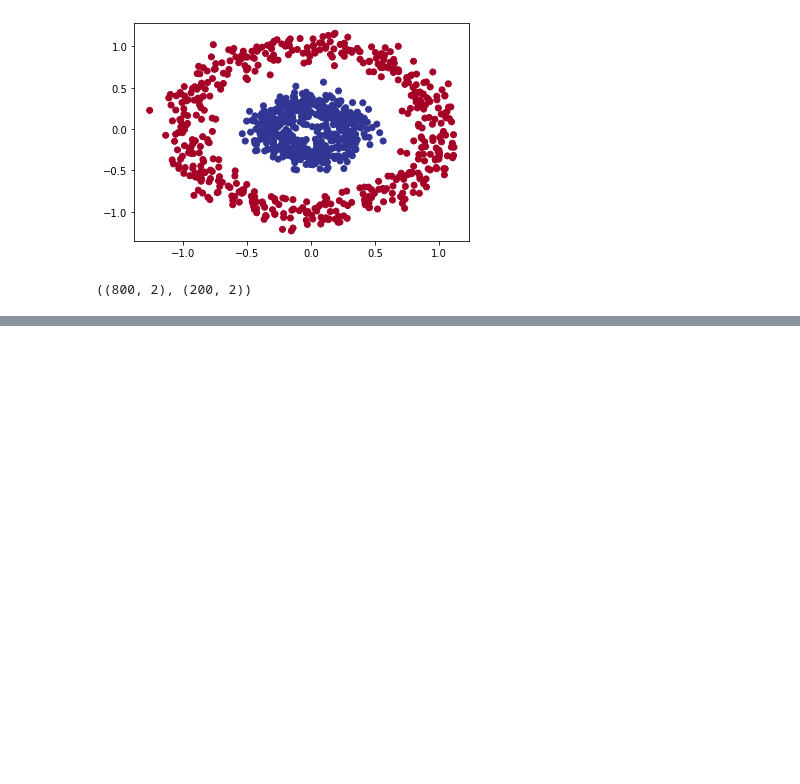
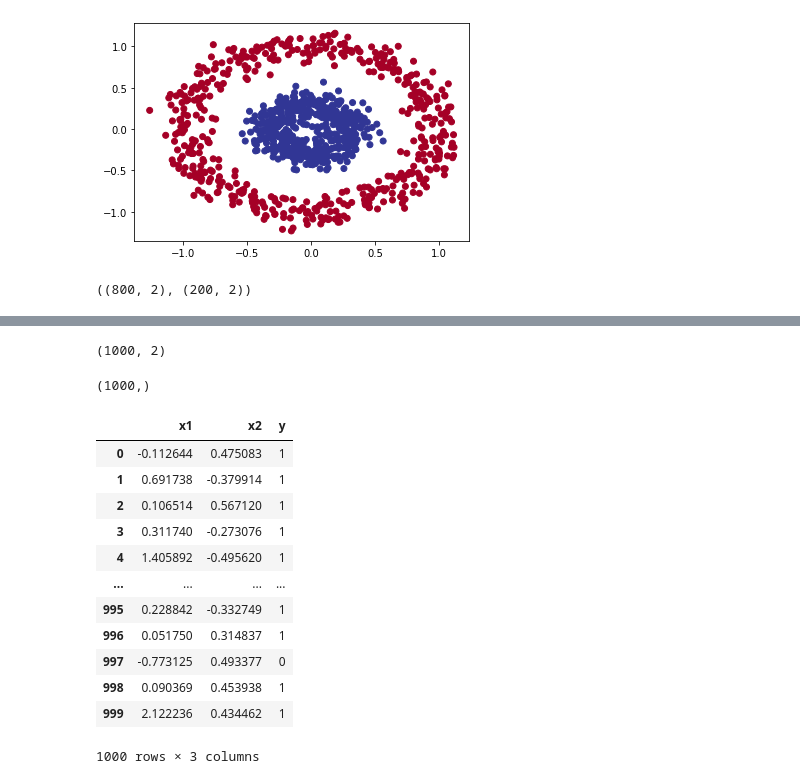
Before and after one commit to El-Nico/tensorflow-notes, a Jupyter notebook: classification_exercises.ipynb, the cells around one changed output, grey strips where cells are left out. Drawn from its saved outputs; the diff is of its cells as text; code cells hidden in the pictures; blank space fills up the shorter version.

```diff
--- a/classification_exercises.ipynb
+++ b/classification_exercises.ipynb
@@ -141,0 +211,8 @@ Epoch 50/50
+# %%
+x.shape
+# %% [output]
+(1000, 2)
+# %%
+y.shape
+# %% [output]
+(1000,)
@@ -141,0 +221,17 @@ Epoch 50/50
+# %%
+moon_df= pd.DataFrame({"x1":x[:,0], "x2":x[:, 1], "y":y})
+moon_df
+# %% [output]
+|  | x1 | x2 | y |
+| 0 | -0.112644 | 0.475083 | 1 |
+| 1 | 0.691738 | -0.379914 | 1 |
+| 2 | 0.106514 | 0.567120 | 1 |
+| 3 | 0.311740 | -0.273076 | 1 |
+| 4 | 1.405892 | -0.495620 | 1 |
+| ... | ... | ... | ... |
+| 995 | 0.228842 | -0.332749 | 1 |
+| 996 | 0.051750 | 0.314837 | 1 |
+| 997 | -0.773125 | 0.493377 | 0 |
+| 998 | 0.090369 | 0.453938 | 1 |
+| 999 | 2.122236 | 0.434462 | 1 |
+1000 rows × 3 columns
```
Also changed, not shown: parts of 15 cells of this notebook.
